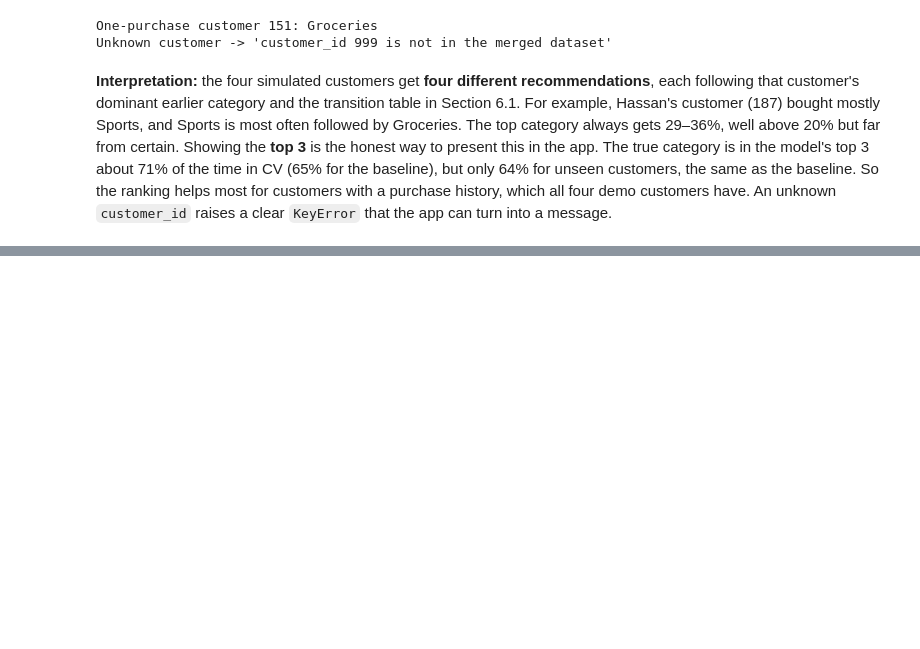
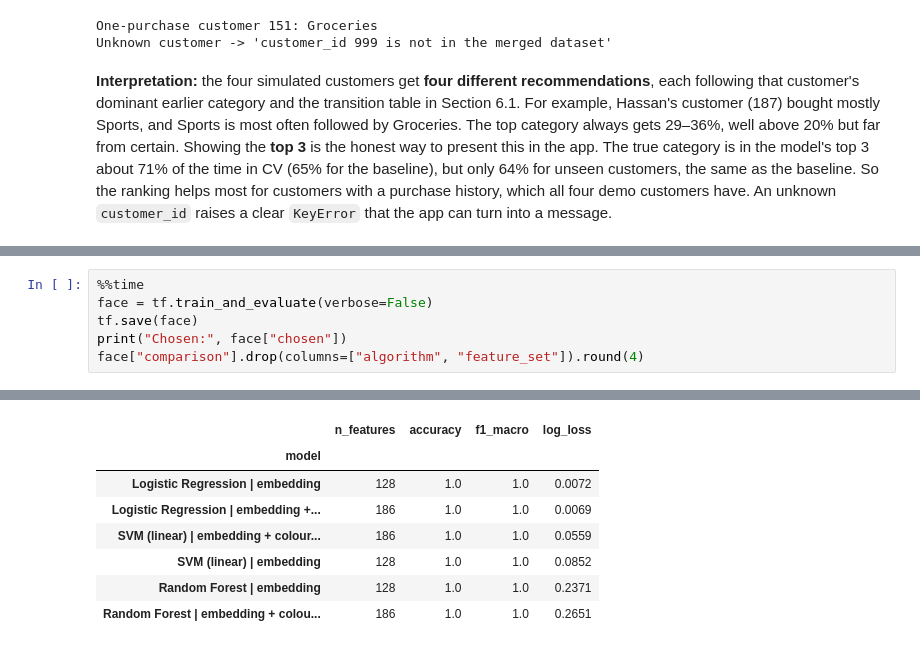
Before and after one commit to Hassan-Adelani-Luqman/g9-biometric-product-recommender, a Jupyter notebook: notebooks/04_model_training_evaluation.ipynb, the cells around one changed output, grey strips where cells are left out. Cells and saved outputs as stored; diff of their text form; blank space fills up the shorter version.

```diff
--- a/notebooks/04_model_training_evaluation.ipynb
+++ b/notebooks/04_model_training_evaluation.ipynb
@@ -494,0 +518,7 @@ This table reads `models/{face,voice,product}_model_meta.json`. Rerunning this c
+# %%
+%%time
+face = tf.train_and_evaluate(verbose=False)
+tf.save(face)
+print("Chosen:", face["chosen"])
+face["comparison"].drop(columns=["algorithm", "feature_set"]).round(4)
+# %% [output]
@@ -494,0 +528,8 @@ This table reads `models/{face,voice,product}_model_meta.json`. Rerunning this c
+|  | n_features | accuracy | f1_macro | log_loss |
+| model |  |  |  |  |
+| Logistic Regression | embedding | 128 | 1.0 | 1.0 | 0.0072 |
+| Logistic Regression | embedding +... | 186 | 1.0 | 1.0 | 0.0069 |
+| SVM (linear) | embedding + colour... | 186 | 1.0 | 1.0 | 0.0559 |
+| SVM (linear) | embedding | 128 | 1.0 | 1.0 | 0.0852 |
+| Random Forest | embedding | 128 | 1.0 | 1.0 | 0.2371 |
+| Random Forest | embedding + colou... | 186 | 1.0 | 1.0 | 0.2651 |
```
Also changed, not shown: parts of 17 cells of this notebook.
